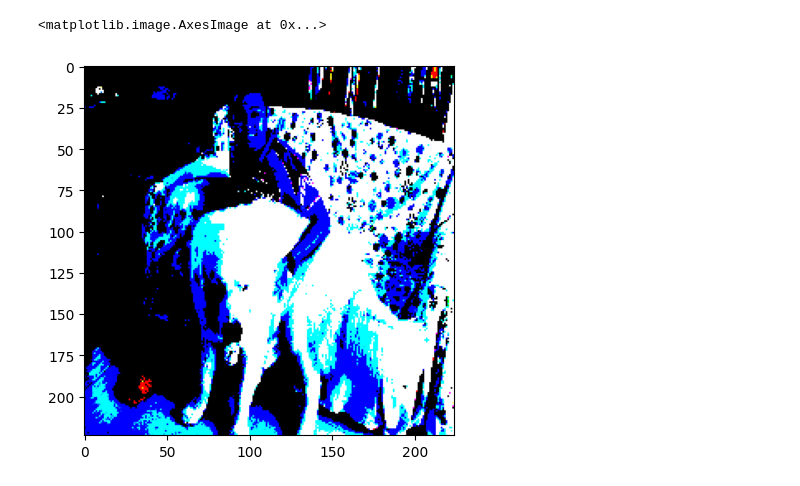
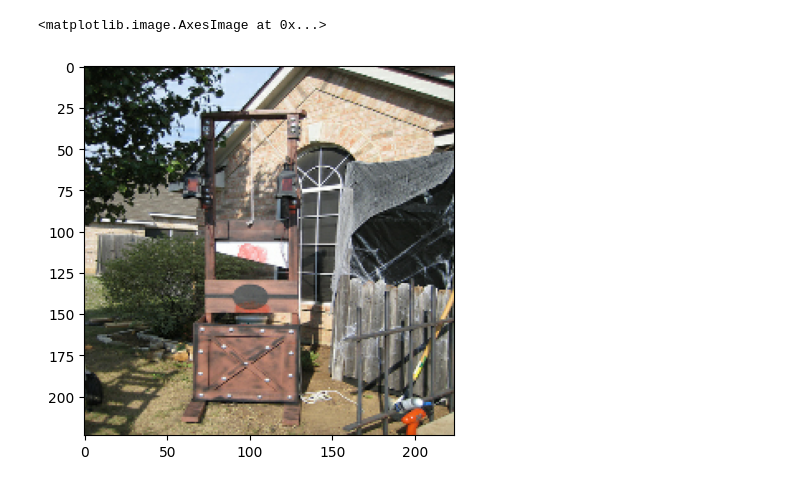
Before and after one commit to 0StevenH0/adversarial_image_attack, a Jupyter notebook: rm-note1.ipynb, the cells around one changed output. Cells and saved outputs as stored; diff of their text form; code cells hidden in the pictures.

```diff
--- a/rm-note1.ipynb
+++ b/rm-note1.ipynb
@@ -47,3 +59,8 @@ train_gen = imagenet_gen(path,32)
 # %%
 temp = next(train_gen)
+# %%
+plt.imshow(temp[0]/255.)
+# %% [output]
+<matplotlib.image.AxesImage at 0x...>
+[figure, added]
 # %%
@@ -51,6 +68 @@ temp = vgg_preprocess_input(temp)
-# %%
-plt.imshow(temp[10])
-# %% [output]
-<matplotlib.image.AxesImage at 0x...>
-[figure, removed]
 # %%
```
Also changed, not shown: parts of 30 cells of this notebook.
